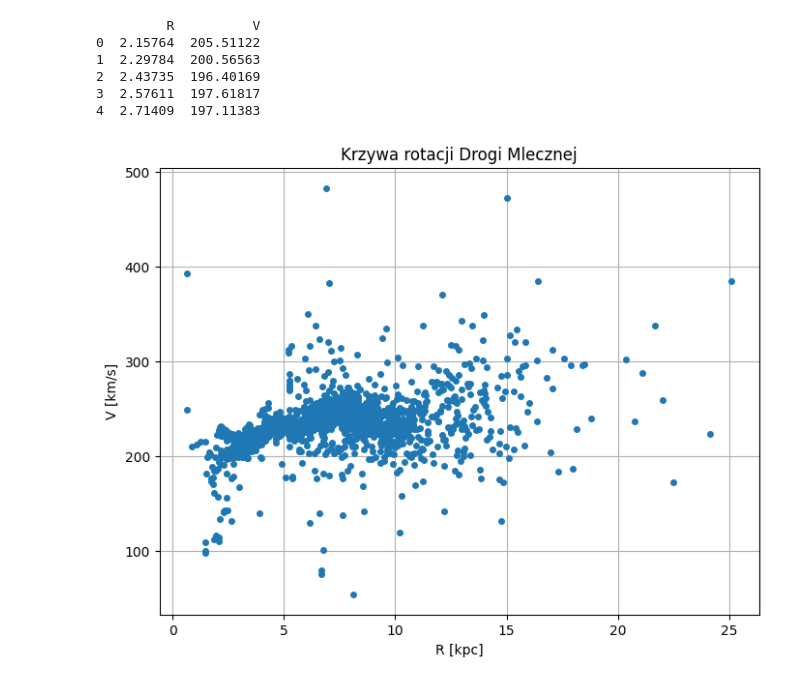
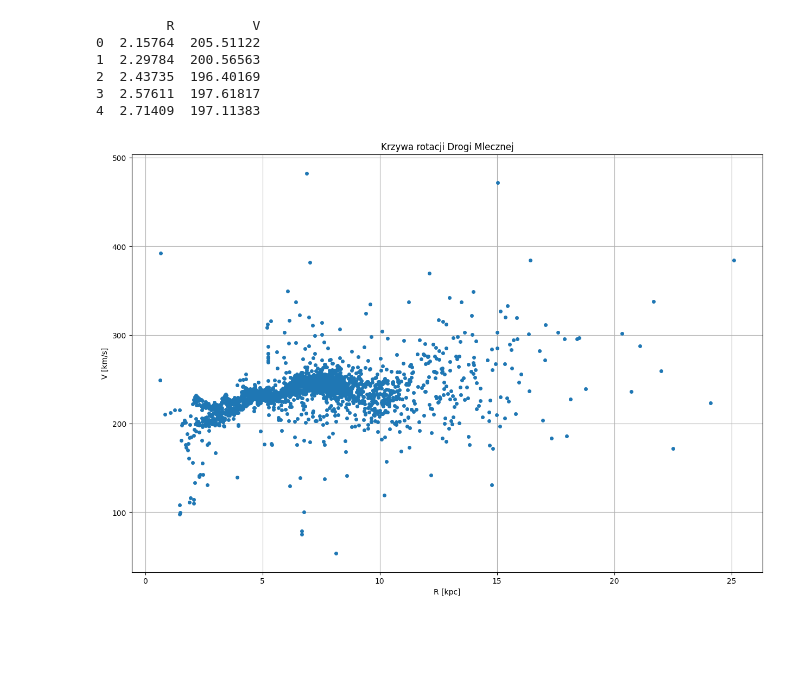
Before and after one commit to redrosesarecool/staz, a Jupyter notebook: krzywa_rotacji.ipynb, the cells around one changed output. Saved outputs shown, nothing was run; the diff lists cells and outputs as text; code cells hidden in the pictures; blank space fills up the shorter version.

```diff
--- a/krzywa_rotacji.ipynb
+++ b/krzywa_rotacji.ipynb
@@ -30,14 +30,14 @@ print(df.head())  # podgląd pierwszych wierszy
 # %%
 import pandas as pd
 import matplotlib.pyplot as plt
 
 # wykres R vs V
-plt.figure(figsize=(8,6))
+plt.figure(figsize=(15,10))
 plt.plot(df["R"], df["V"], 'o', markersize=4)
 plt.xlabel("R [kpc]")
 plt.ylabel("V [km/s]")
 plt.title("Krzywa rotacji Drogi Mlecznej")
 plt.grid(True)
 plt.show()
 # %% [output]
-[figure, old version]
+[figure, new version]
```
Also changed, not shown: parts of 2 cells of this notebook.
